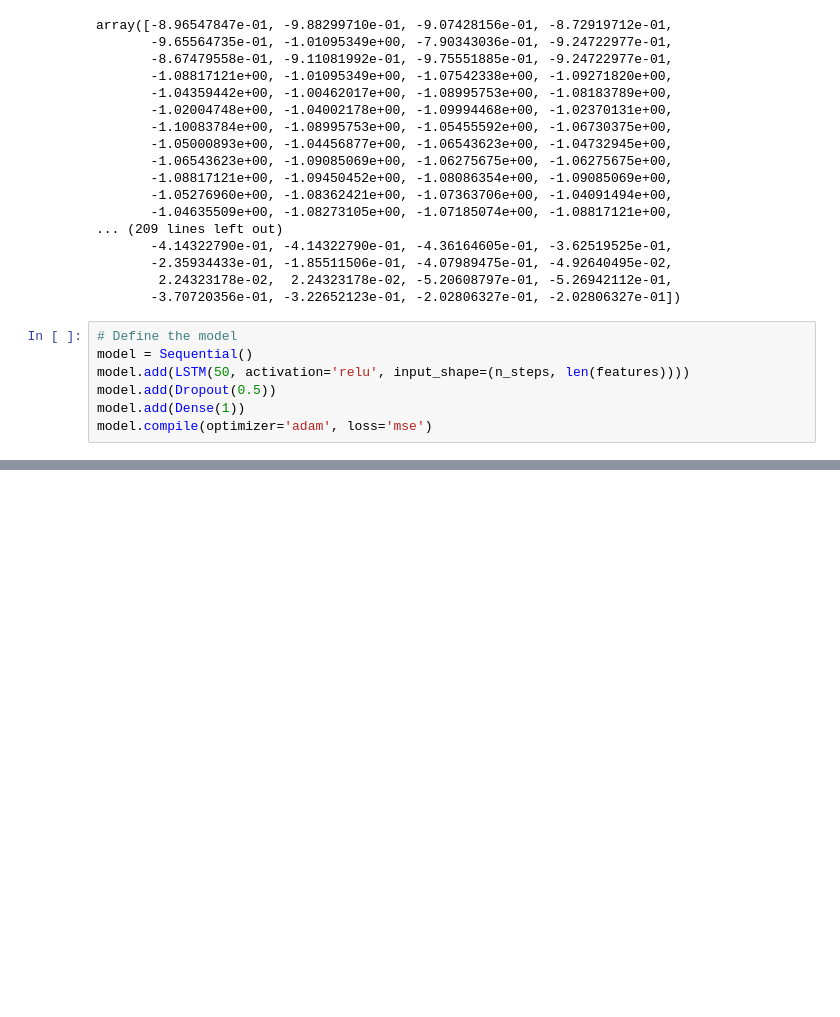
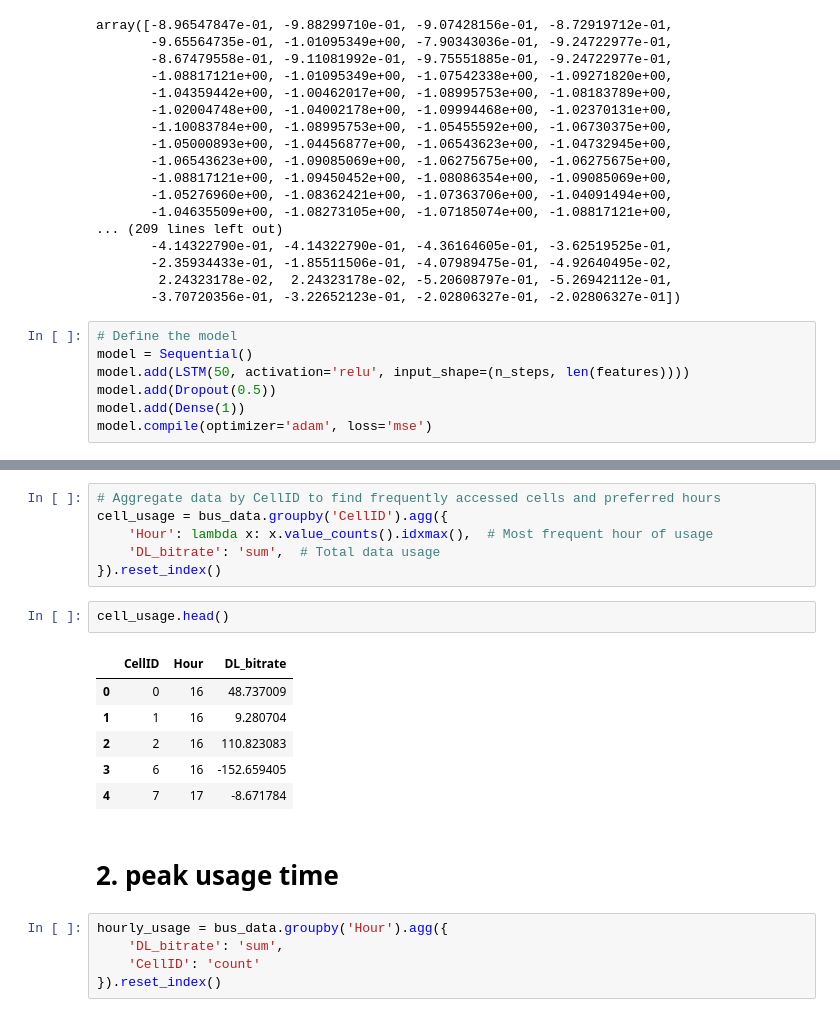
Before and after one commit to neyedhayo/LTE-network-pricing-pattern, a Jupyter notebook: build/notebooks/UserDetectionModel.ipynb, the cells around one changed output, grey strips where cells are left out. Cells and saved outputs as stored; diff of their text form; blank space fills up the shorter version.

```diff
--- a/build/notebooks/UserDetectionModel.ipynb
+++ b/build/notebooks/UserDetectionModel.ipynb
@@ -225,0 +242,22 @@ plt.show()
+# %%
+# Aggregate data by CellID to find frequently accessed cells and preferred hours
+cell_usage = bus_data.groupby('CellID').agg({
+    'Hour': lambda x: x.value_counts().idxmax(),  # Most frequent hour of usage
+    'DL_bitrate': 'sum',  # Total data usage
+}).reset_index()
+# %%
+cell_usage.head()
+# %% [output]
+|  | CellID | Hour | DL_bitrate |
+| 0 | 0 | 16 | 48.737009 |
+| 1 | 1 | 16 | 9.280704 |
+| 2 | 2 | 16 | 110.823083 |
+| 3 | 6 | 16 | -152.659405 |
+| 4 | 7 | 17 | -8.671784 |
+# %% [markdown]
+# 2. peak usage time
+# %%
+hourly_usage = bus_data.groupby('Hour').agg({
+    'DL_bitrate': 'sum',
+    'CellID': 'count'
+}).reset_index()
```
Also changed, not shown: parts of 14 cells of this notebook.
